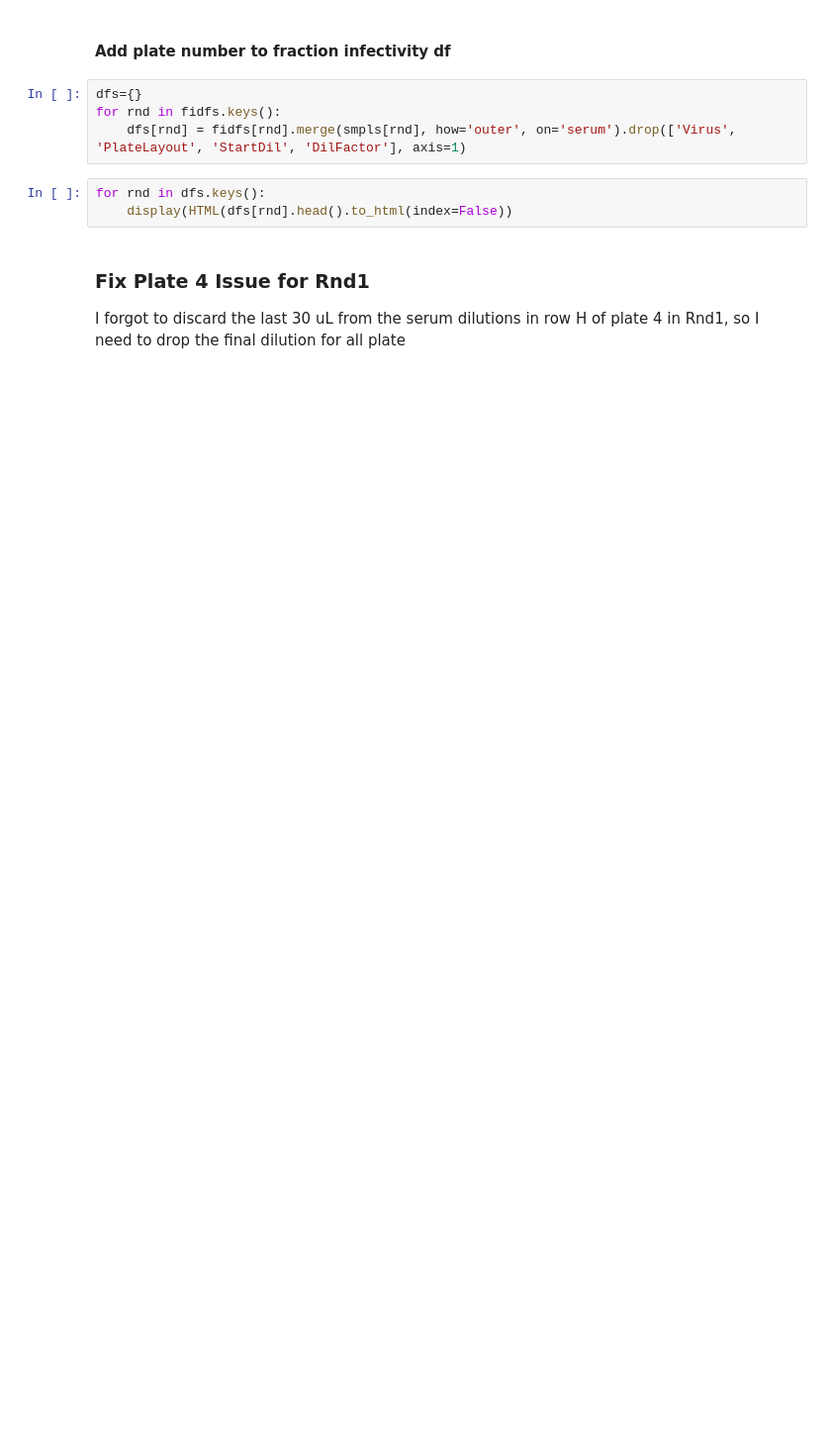
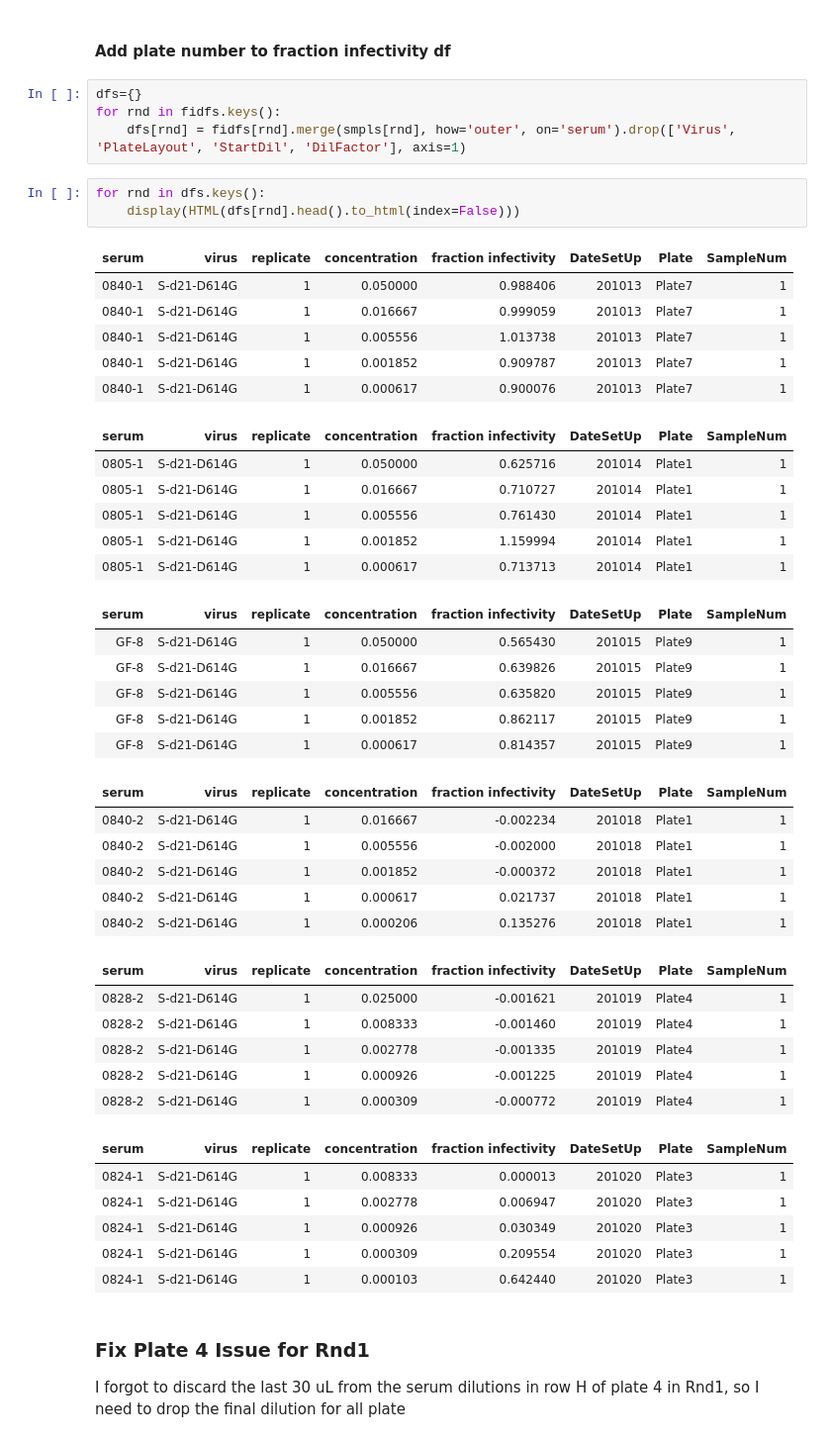
Before and after one commit to jbloomlab/RBD_nanoparticle_vaccine, a Jupyter notebook: MouseNeuts.ipynb, the cells around one changed output. Shown at 99% size. Cells and saved outputs as stored; diff of their text form; blank space fills up the shorter version.

```diff
--- a/MouseNeuts.ipynb
+++ b/MouseNeuts.ipynb
@@ -53,7 +127,44 @@ for rnd in fidfs.keys():
     dfs[rnd] = fidfs[rnd].merge(smpls[rnd], how='outer', on='serum').drop(['Virus', 'PlateLayout', 'StartDil', 'DilFactor'], axis=1)
 # %%
 for rnd in dfs.keys():
-    display(HTML(dfs[rnd].head().to_html(index=False))
+    display(HTML(dfs[rnd].head().to_html(index=False)))
+# %% [output]
+| serum | virus | replicate | concentration | fraction infectivity | DateSetUp | Plate | SampleNum |
+| 0840-1 | S-d21-D614G | 1 | 0.050000 | 0.988406 | 201013 | Plate7 | 1 |
+| 0840-1 | S-d21-D614G | 1 | 0.016667 | 0.999059 | 201013 | Plate7 | 1 |
+| 0840-1 | S-d21-D614G | 1 | 0.005556 | 1.013738 | 201013 | Plate7 | 1 |
+| 0840-1 | S-d21-D614G | 1 | 0.001852 | 0.909787 | 201013 | Plate7 | 1 |
+| 0840-1 | S-d21-D614G | 1 | 0.000617 | 0.900076 | 201013 | Plate7 | 1 |
+| serum | virus | replicate | concentration | fraction infectivity | DateSetUp | Plate | SampleNum |
+| 0805-1 | S-d21-D614G | 1 | 0.050000 | 0.625716 | 201014 | Plate1 | 1 |
+| 0805-1 | S-d21-D614G | 1 | 0.016667 | 0.710727 | 201014 | Plate1 | 1 |
+| 0805-1 | S-d21-D614G | 1 | 0.005556 | 0.761430 | 201014 | Plate1 | 1 |
+| 0805-1 | S-d21-D614G | 1 | 0.001852 | 1.159994 | 201014 | Plate1 | 1 |
+| 0805-1 | S-d21-D614G | 1 | 0.000617 | 0.713713 | 201014 | Plate1 | 1 |
+| serum | virus | replicate | concentration | fraction infectivity | DateSetUp | Plate | SampleNum |
+| GF-8 | S-d21-D614G | 1 | 0.050000 | 0.565430 | 201015 | Plate9 | 1 |
+| GF-8 | S-d21-D614G | 1 | 0.016667 | 0.639826 | 201015 | Plate9 | 1 |
+| GF-8 | S-d21-D614G | 1 | 0.005556 | 0.635820 | 201015 | Plate9 | 1 |
+| GF-8 | S-d21-D614G | 1 | 0.001852 | 0.862117 | 201015 | Plate9 | 1 |
+| GF-8 | S-d21-D614G | 1 | 0.000617 | 0.814357 | 201015 | Plate9 | 1 |
+| serum | virus | replicate | concentration | fraction infectivity | DateSetUp | Plate | SampleNum |
+| 0840-2 | S-d21-D614G | 1 | 0.016667 | -0.002234 | 201018 | Plate1 | 1 |
+| 0840-2 | S-d21-D614G | 1 | 0.005556 | -0.002000 | 201018 | Plate1 | 1 |
+| 0840-2 | S-d21-D614G | 1 | 0.001852 | -0.000372 | 201018 | Plate1 | 1 |
+| 0840-2 | S-d21-D614G | 1 | 0.000617 | 0.021737 | 201018 | Plate1 | 1 |
+| 0840-2 | S-d21-D614G | 1 | 0.000206 | 0.135276 | 201018 | Plate1 | 1 |
+| serum | virus | replicate | concentration | fraction infectivity | DateSetUp | Plate | SampleNum |
+| 0828-2 | S-d21-D614G | 1 | 0.025000 | -0.001621 | 201019 | Plate4 | 1 |
+| 0828-2 | S-d21-D614G | 1 | 0.008333 | -0.001460 | 201019 | Plate4 | 1 |
+| 0828-2 | S-d21-D614G | 1 | 0.002778 | -0.001335 | 201019 | Plate4 | 1 |
+| 0828-2 | S-d21-D614G | 1 | 0.000926 | -0.001225 | 201019 | Plate4 | 1 |
+| 0828-2 | S-d21-D614G | 1 | 0.000309 | -0.000772 | 201019 | Plate4 | 1 |
+| serum | virus | replicate | concentration | fraction infectivity | DateSetUp | Plate | SampleNum |
+| 0824-1 | S-d21-D614G | 1 | 0.008333 | 0.000013 | 201020 | Plate3 | 1 |
+| 0824-1 | S-d21-D614G | 1 | 0.002778 | 0.006947 | 201020 | Plate3 | 1 |
+| 0824-1 | S-d21-D614G | 1 | 0.000926 | 0.030349 | 201020 | Plate3 | 1 |
+| 0824-1 | S-d21-D614G | 1 | 0.000309 | 0.209554 | 201020 | Plate3 | 1 |
+| 0824-1 | S-d21-D614G | 1 | 0.000103 | 0.642440 | 201020 | Plate3 | 1 |
 # %% [markdown]
 ### Fix Plate 4 Issue for Rnd1
 
```
Also changed, not shown: parts of 22 cells of this notebook, 3 other files.
